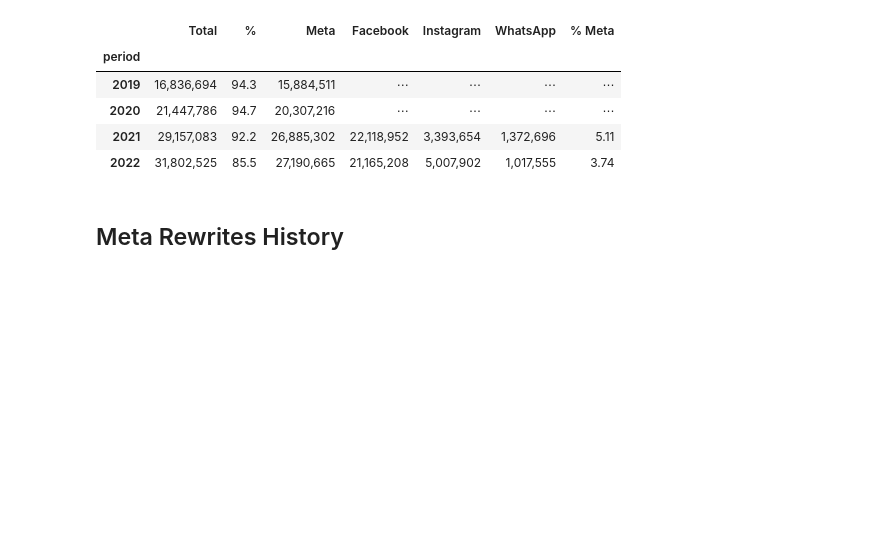
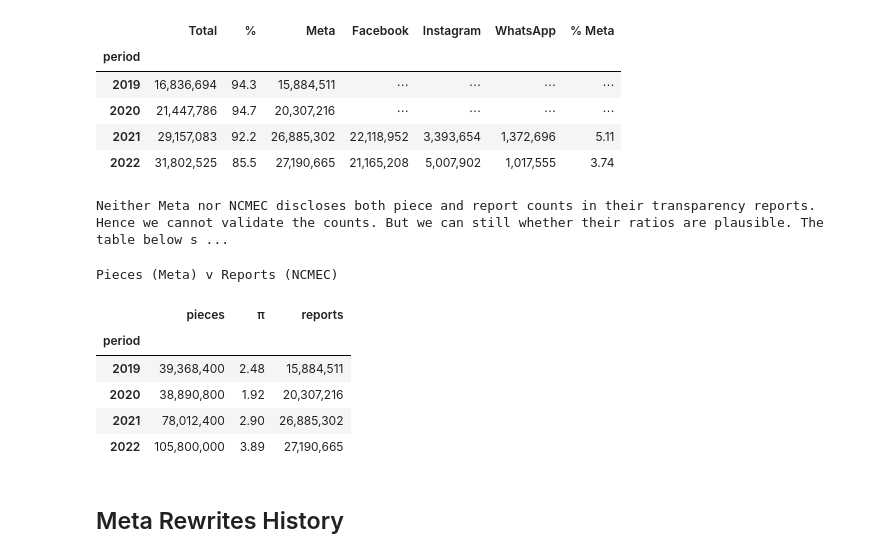
Before and after one commit to apparebit/diaphanous, a Jupyter notebook: analysis/meta.ipynb, the cells around one changed output. Cells and saved outputs as stored; diff of their text form; code cells hidden in the pictures; blank space fills up the shorter version.

Commit message:
add table relating pieces to reports

```diff
--- a/analysis/meta.ipynb
+++ b/analysis/meta.ipynb
@@ -61,6 +63,45 @@ Meta's Share of CSAM Reports
 | 2020 | 21,447,786 | 94.7 | 20,307,216 | ⋯ | ⋯ | ⋯ | ⋯ |
 | 2021 | 29,157,083 | 92.2 | 26,885,302 | 22,118,952 | 3,393,654 | 1,372,696 | 5.11 |
 | 2022 | 31,802,525 | 85.5 | 27,190,665 | 21,165,208 | 5,007,902 | 1,017,555 | 3.74 |
+# %%
+reports = ncmec['Meta'].pipe(lambda s: s.groupby(s.index.year)).sum()
+pieces = (
+    combine_brands(data)['Meta'][[
+        'pieces (Child Nudity & Sexual Exploitation)',
+        'pieces (Child Endangerment: Sexual Exploitation)'
+    ]]
+    .sum(axis=1)
+    .pipe(lambda df: df.groupby(df.index.year))
+    .sum()
+    .loc[2019:2022]
+)
+
+pieces_v_reports = pd.DataFrame({
+    'pieces': pieces,
+    'π': pieces / reports,
+    'reports': reports,
+})
+
+show(
+    """
+    Neither Meta nor NCMEC discloses both piece and report counts in their
+    transparency reports. Hence we cannot validate the counts. But we can still
+    whether their ratios are plausible. The table below shows that they are.
+    """
+)
+show(
+    pieces_v_reports,
+    caption='Pieces (Meta) v Reports (NCMEC)'
+)
+# %% [output]
+Neither Meta nor NCMEC discloses both piece and report counts in their transparency reports. Hence we cannot validate the counts. But we can still whether their ratios are plausible. The table below s ...
+Pieces (Meta) v Reports (NCMEC)
+|  | pieces | π | reports |
+| period |  |  |  |
+| 2019 | 39,368,400 | 2.48 | 15,884,511 |
+| 2020 | 38,890,800 | 1.92 | 20,307,216 |
+| 2021 | 78,012,400 | 2.90 | 26,885,302 |
+| 2022 | 105,800,000 | 3.89 | 27,190,665 |
 # %%
 show(f'<h2>Meta Rewrites History</h2>')
 show(
```
Also changed, not shown: parts of 1 cell of this notebook.
